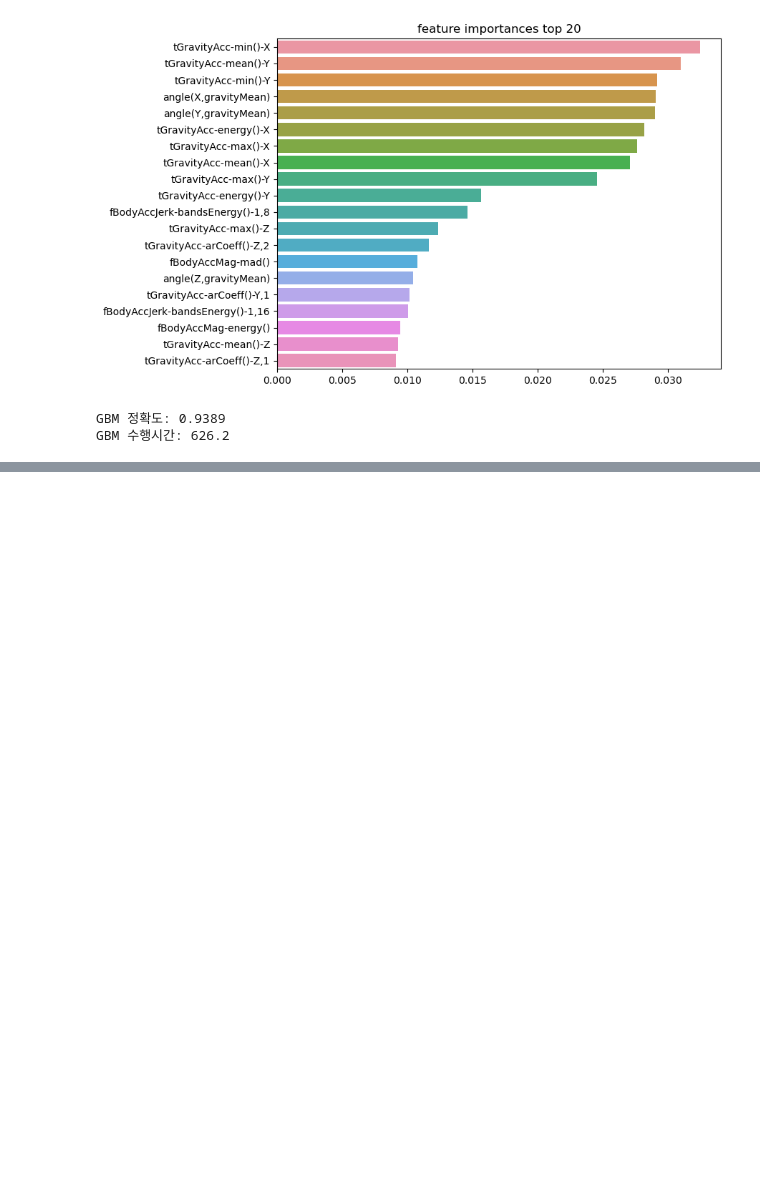
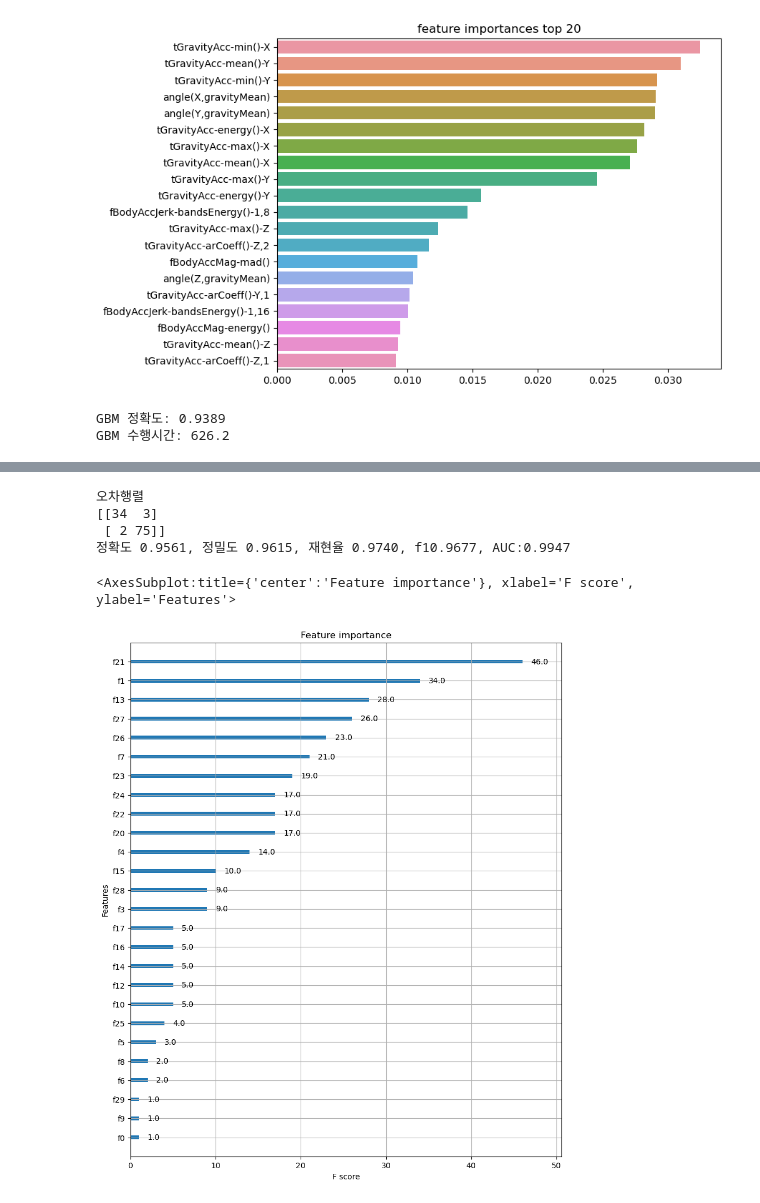
Before and after one commit to Bo-kyoung/AI-practices, a Jupyter notebook: PerfectGuide/9. EnsembleLearning.ipynb, the cells around one changed output, grey strips where cells are left out. Saved outputs shown, nothing was run; the diff lists cells and outputs as text; code cells hidden in the pictures; blank space fills up the shorter version.

Commit message:
Update 9. EnsembleLearning.ipynb
221224

```diff
--- a/PerfectGuide/9. EnsembleLearning.ipynb
+++ b/PerfectGuide/9. EnsembleLearning.ipynb
@@ -162,3 +162,21 @@ grid_cv = GridSearchCV(gb_clf, param_grid = params, cv = 2, verbose = 1)
 grid_cv.fit(X_train, y_train)
 print('최적 하이퍼 파라미터:\n', grid_cv.best_params_)
 print('최고 예측 정확도 {0:0.4f}'.format(grid_cv.best_score_))
+# %%
+import xgboost as xgb
+from xgboost import XGBClassifier
+from xgboost import plot_importance
+import pandas as pd
+import numpy as np
+from sklearn.datasets import load_breast_cancer
+from sklearn.model_selection import train_test_split
+import warnings
+warnings.filterwarnings('ignore')
+
+dataset = load_breast_cancer()
+X_features = dataset.data
+y_label = dataset.target
+
+cancer_df = pd.DataFrame(data = X_features, columns = dataset.feature_names)
+cancer_df['target'] = y_label
+cancer_df.shape
@@ -164,0 +272,7 @@ print('최고 예측 정확도 {0:0.4f}'.format(grid_cv.best_score_))
+# %%
+from xgboost import XGBClassifier
+
+xgb_wrapper = XGBClassifier(n_estimators = 400, learning_rate = 0.1, max_depth = 3, objective ='binary:logistic', eval_metric = 'mlogloss')
+xgb_wrapper.fit(X_train, y_train)
+w_preds = xgb_wrapper.predict(X_test)
+w_pred_proba = xgb_wrapper.predict_proba(X_test)[:,1]
@@ -164,0 +286,6 @@ print('최고 예측 정확도 {0:0.4f}'.format(grid_cv.best_score_))
+# %%
+xgb_wrapper = XGBClassifier(n_estimators = 400, learning_rate = 0.1, max_depth = 3)
+evals = [(X_test, y_test)]
+xgb_wrapper.fit(X_train, y_train, early_stopping_rounds = 10, eval_metric ='logloss',eval_set = evals, verbose = True)
+ws100_preds = xgb_wrapper.predict(X_test)
+ws100_pred_proba = xgb_wrapper.predict_proba(X_test)[:,1]
@@ -164,0 +310,17 @@ print('최고 예측 정확도 {0:0.4f}'.format(grid_cv.best_score_))
+# %%
+get_clf_eval(y_test, ws100_preds, ws100_pred_proba)
+# %% [output]
+오차행렬
+[[34  3]
+ [ 2 75]]
+정확도 0.9561, 정밀도 0.9615, 재현율 0.9740, f10.9677, AUC:0.9947
+# %%
+from xgboost import plot_importance
+import matplotlib.pyplot as plt
+%matplotlib inline
+
+fig, ax = plt.subplots(figsize = (10,12))
+plot_importance(xgb_wrapper, ax = ax)
+# %% [output]
+<AxesSubplot:title={'center':'Feature importance'}, xlabel='F score', ylabel='Features'>
+[figure, added]
```
Also changed, not shown: parts of 14 cells of this notebook.
